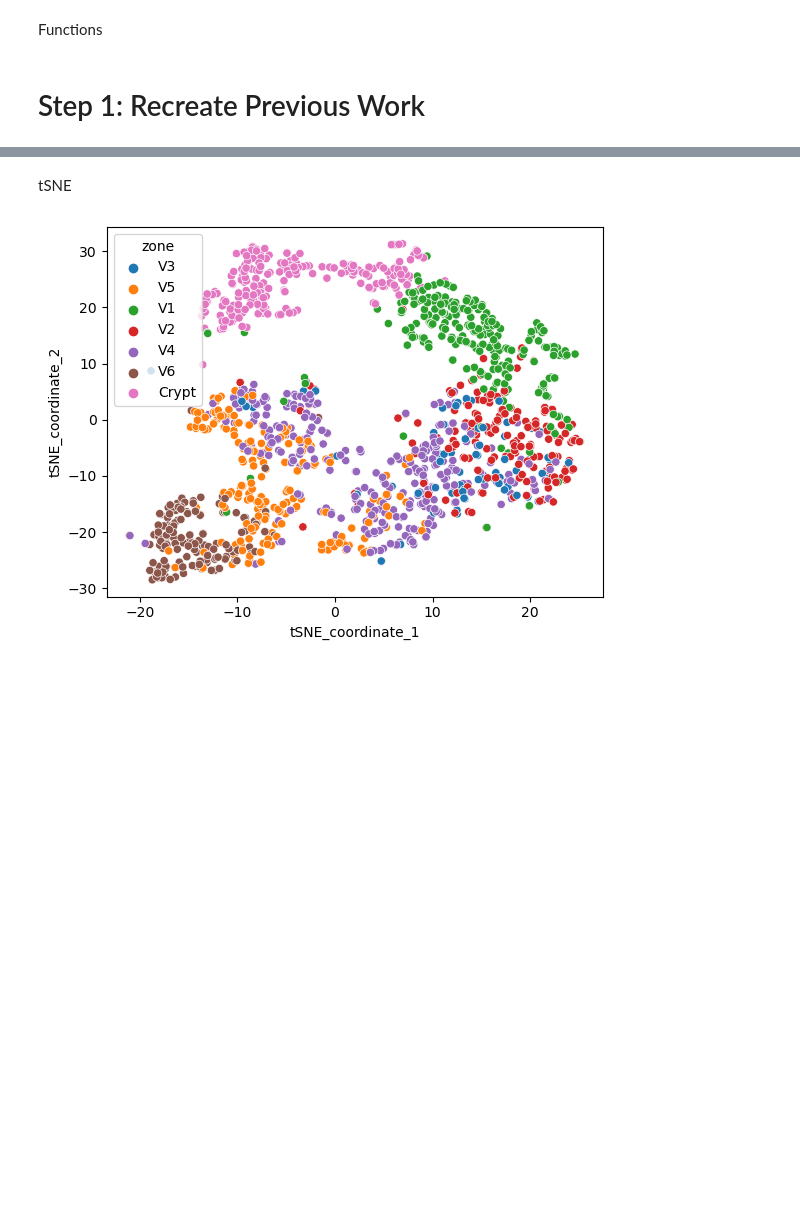
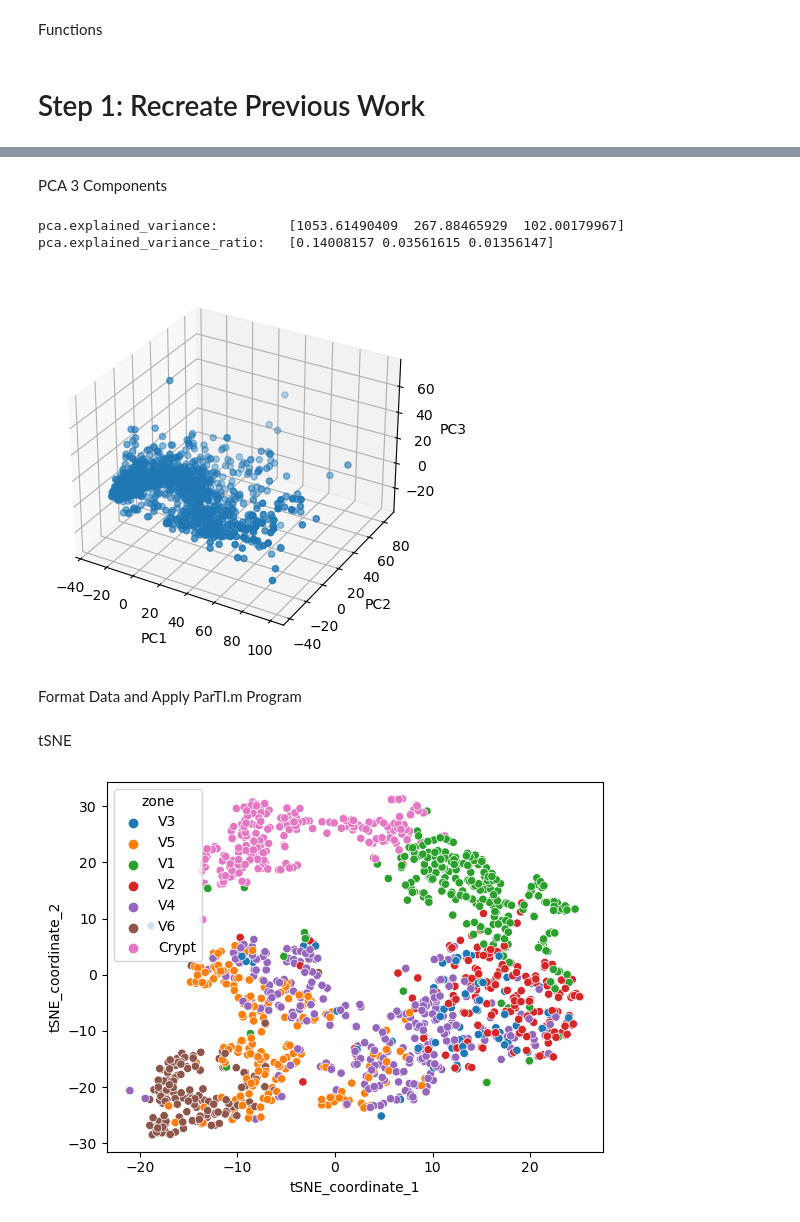
Before and after one commit to pfabianCSM/Code_spatial_reconstruction_enterocytes, a Jupyter notebook: umap_exploration.ipynb, the cells around one changed output, grey strips where cells are left out. Saved outputs shown, nothing was run; the diff lists cells and outputs as text; code cells hidden in the pictures; blank space fills up the shorter version.

```diff
--- a/umap_exploration.ipynb
+++ b/umap_exploration.ipynb
@@ -20,0 +166,16 @@ import umap.plot
+# %% [markdown]
+PCA 3 Components
+# %%
+#table b
+n_comp  = 3
+rnaseq = load_rnaseq()
+
+finalDf = pca_analysis(rnaseq, n_comp=n_comp)
+finalDf = finalDf[finalDf['PC1'] < 100].reset_index(drop=True) #removal of outliers
+plot_pca(finalDf, n_comp=n_comp)
+# %% [output]
+pca.explained_variance:         [1053.61490409  267.88465929  102.00179967]
+pca.explained_variance_ratio:   [0.14008157 0.03561615 0.01356147]
+[figure, added]
+# %% [markdown]
+Format Data and Apply ParTI.m Program
```
Also changed, not shown: parts of 17 cells of this notebook.
